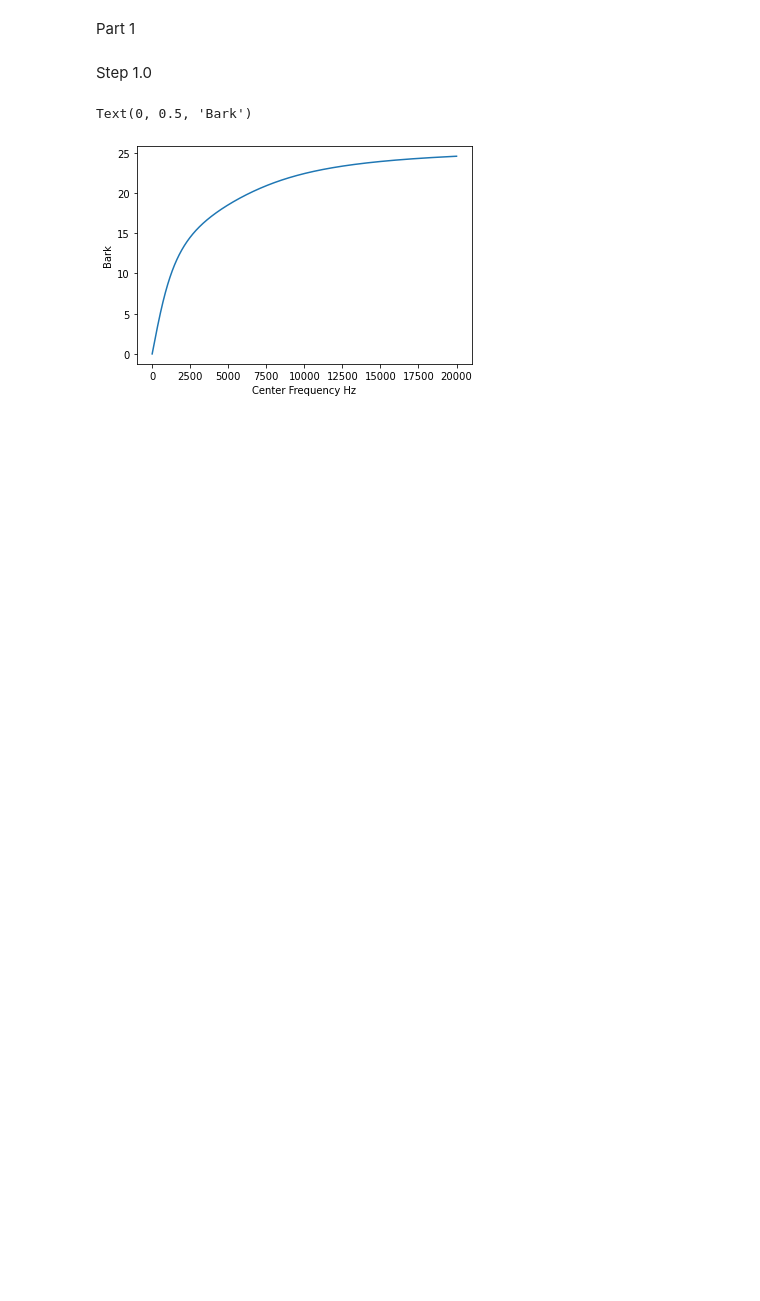
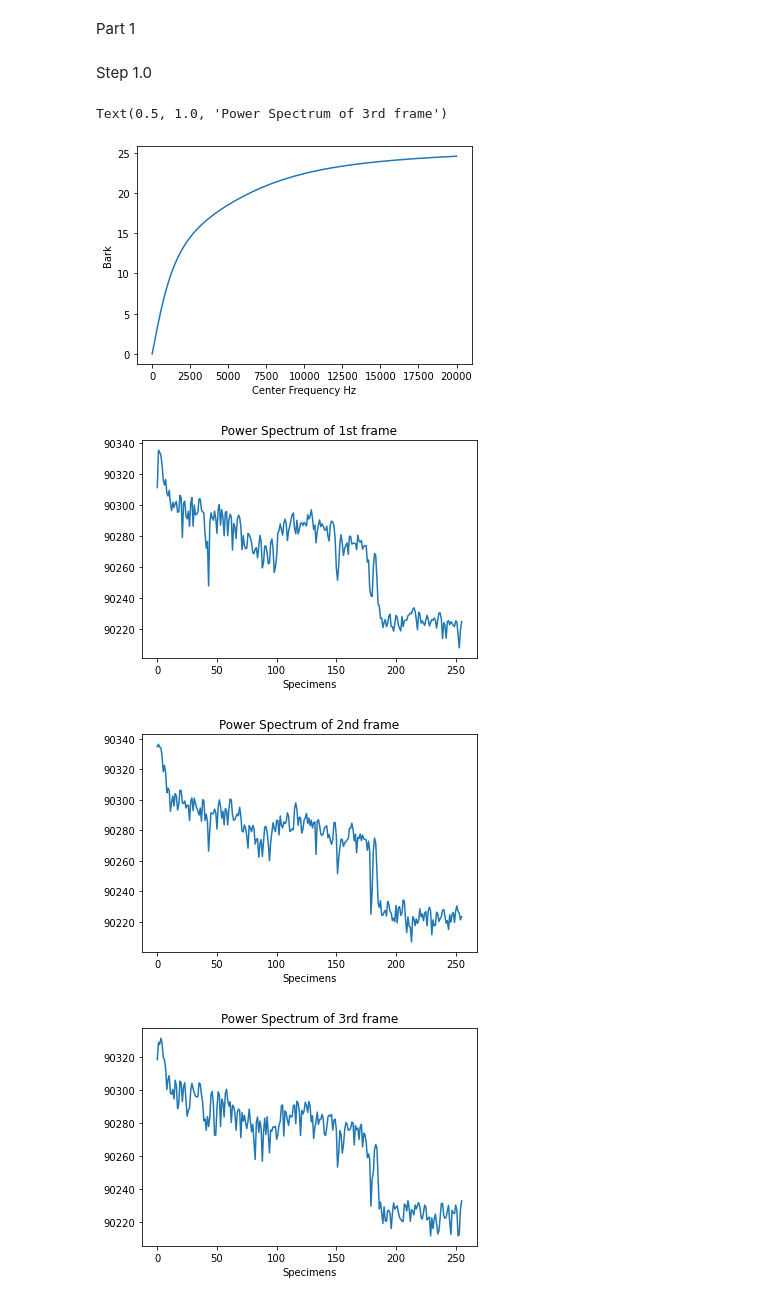
Before and after one commit to TilemahosAravanis/DSP_LAB_2h_erg, a Jupyter notebook: DSP_LAB_2h_erg.ipynb, the cells around one changed output. Cells and saved outputs as stored; diff of their text form; code cells hidden in the pictures; blank space fills up the shorter version.

```diff
--- a/DSP_LAB_2h_erg.ipynb
+++ b/DSP_LAB_2h_erg.ipynb
@@ -41,11 +41,39 @@ frames.append(np.concatenate((music[i:], Zeros), axis = None)*hann)
 # %%
 %matplotlib inline
 f = np.arange(0,20000,1)
 b = 13* np.arctan(0.00076*f) + 3.5*np.arctan((f/7500)**2) # bark scale
 
+plt.figure(1)
 plt.plot(f,b)
 plt.xlabel('Center Frequency Hz')
 plt.ylabel('Bark')
+
+Power_Spectrum = []
+PN = 90302
+
+for frame in frames:
+    p = 20*np.log10(abs(np.fft.fft(frame))) + PN
+    p_cut = p[:256]
+    Power_Spectrum.append(p_cut)
+
+plt.figure(2)
+k = np.arange(0,256,1)
+plt.plot(k,Power_Spectrum[1])
+plt.xlabel('Specimens')
+plt.title('Power Spectrum of 1st frame')
+
+plt.figure(3)
+plt.plot(k,Power_Spectrum[2])
+plt.xlabel('Specimens')
+plt.title('Power Spectrum of 2nd frame')
+
+plt.figure(4)
+plt.plot(k,Power_Spectrum[3])
+plt.xlabel('Specimens')
+plt.title('Power Spectrum of 3rd frame')
 # %% [output]
-Text(0, 0.5, 'Bark')
+Text(0.5, 1.0, 'Power Spectrum of 3rd frame')
 [figure]
+[figure, added]
+[figure, added]
+[figure, added]
```
Also changed, not shown: parts of 1 cell of this notebook.
